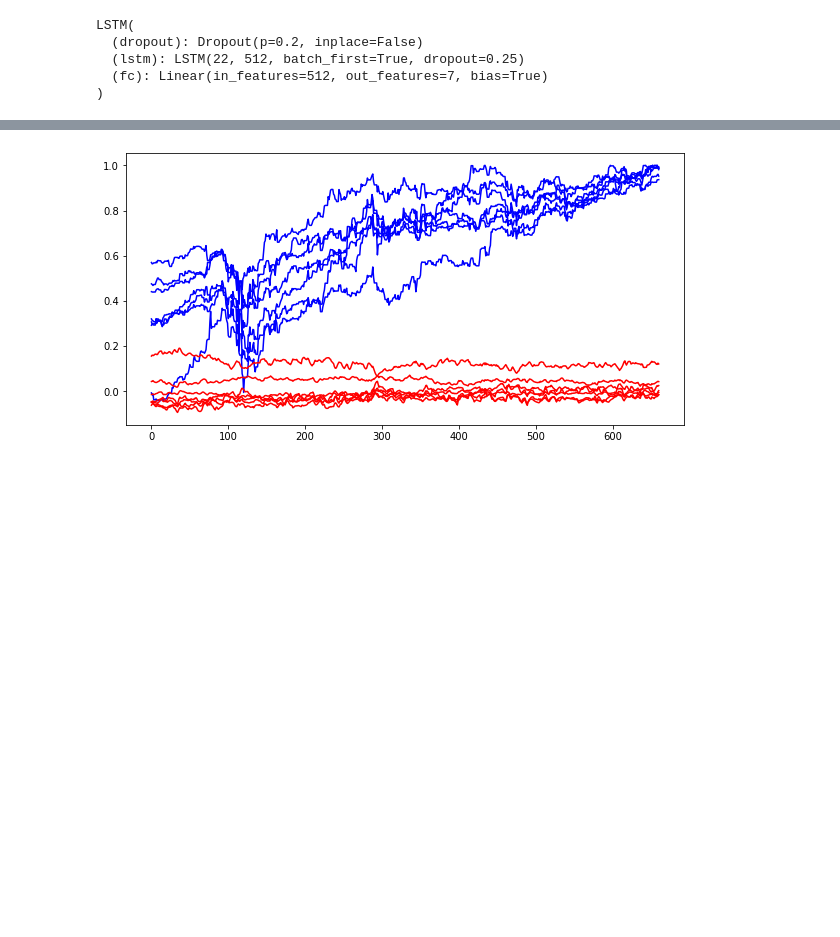
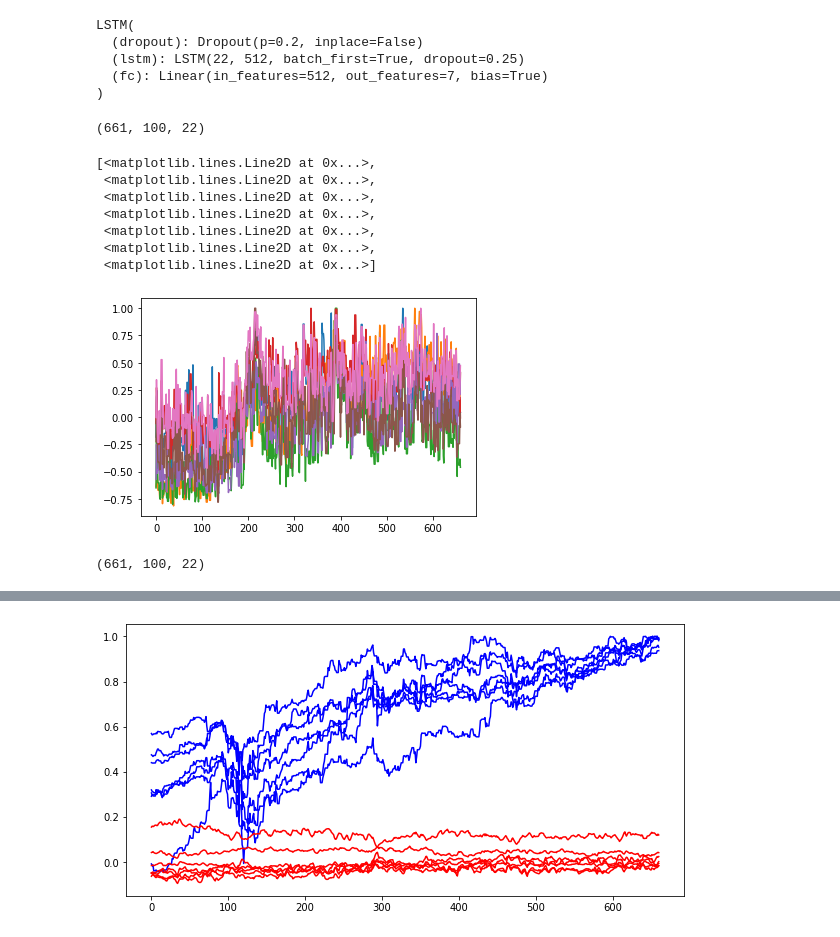
Before and after one commit to soraew/stock_quantiative_analysis, a Jupyter notebook: src/7_ANN/LSTM_1.ipynb, the cells around one changed output, grey strips where cells are left out. Saved outputs shown, nothing was run; the diff lists cells and outputs as text; code cells hidden in the pictures; blank space fills up the shorter version.

```diff
--- a/src/7_ANN/LSTM_1.ipynb
+++ b/src/7_ANN/LSTM_1.ipynb
@@ -473,3 +473,22 @@ testX_drop_Adj_Close[:, :, target_cols_ids] = 0.
 testX_drop_Volatility = Variable(torch.Tensor(testX_drop_Volatility))
 testX_drop_Volume = Variable(torch.Tensor(testX_drop_Volume))
 testX_drop_Adj_Close = Variable(torch.Tensor(testX_drop_Adj_Close))
+# %%
+testX_c.shape
+# %% [output]
+(661, 100, 22)
+# %%
+plt.plot(testX_c[:, 1, volatility_cols_ids])
+# %% [output]
+[<matplotlib.lines.Line2D at 0x...>,
+ <matplotlib.lines.Line2D at 0x...>,
+ <matplotlib.lines.Line2D at 0x...>,
+ <matplotlib.lines.Line2D at 0x...>,
+ <matplotlib.lines.Line2D at 0x...>,
+ <matplotlib.lines.Line2D at 0x...>,
+ <matplotlib.lines.Line2D at 0x...>]
+[figure, added]
+# %%
+testX_c.shape
+# %% [output]
+(661, 100, 22)
```
Also changed, not shown: parts of 2 cells of this notebook, 4 other files.
